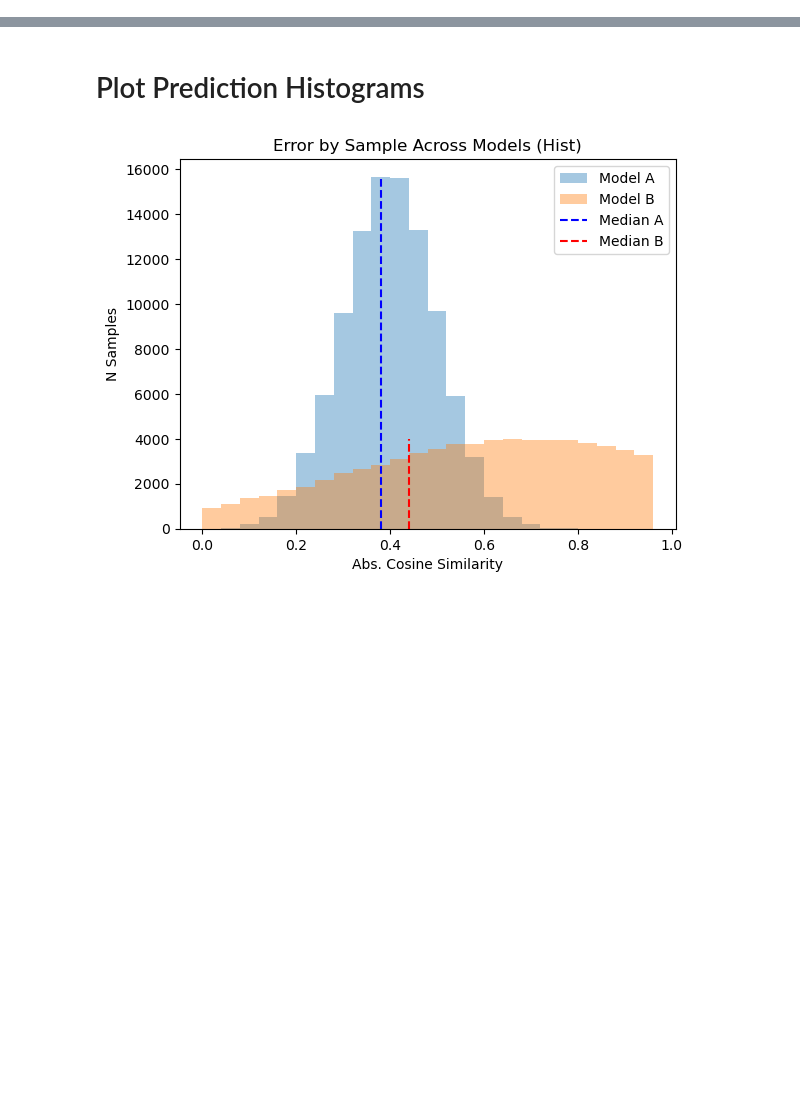
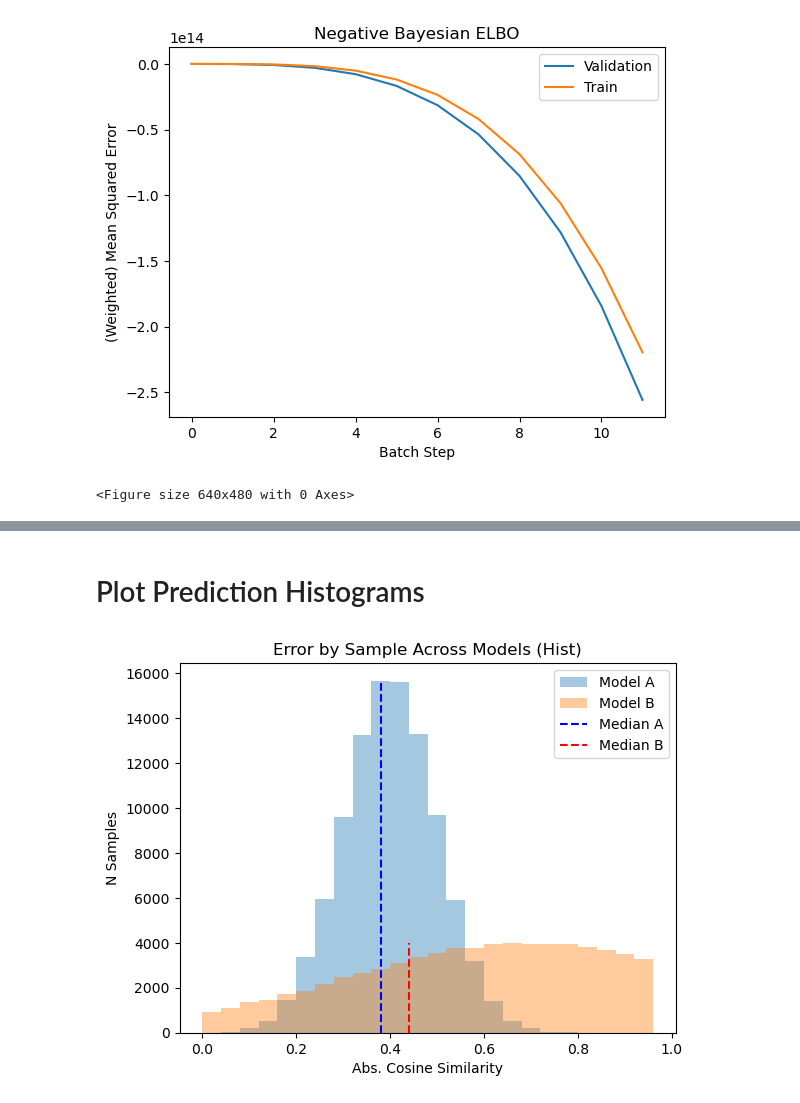
Before and after one commit to kamilkrukowski/BDL152BayesianSpectra, a Jupyter notebook: viz_utils.ipynb, the cells around one changed output, grey strips where cells are left out. Cells and saved outputs as stored; diff of their text form; code cells hidden in the pictures; blank space fills up the shorter version.

```diff
--- a/viz_utils.ipynb
+++ b/viz_utils.ipynb
@@ -73,0 +122,20 @@ Text(0, 0.5, 'Top Peak AUROC')
+# %%
+metrics = load_event(target)
+keys = list(metrics.keys())
+print(keys)
+
+key = 'loss/val'
+if key in metrics:
+    m = metrics[key]
+    plt.plot([m[i] for i in m], label='Validation')
+key = 'loss/train_epoch'
+if key in metrics:
+    m = metrics[key]
+    plt.plot([m[i] for i in m], label='Train')
+
+plt.xlabel('Batch Step')
+plt.title('Negative Bayesian ELBO')
+plt.ylabel("(Weighted) Mean Squared Error")
+plt.legend()
+plt.savefig(os.path.join(dir_path, 'Bayesian ELBO.png')) ; plt.show() ; plt.clf()
+# %% [output]
@@ -73,0 +143,2 @@ Text(0, 0.5, 'Top Peak AUROC')
+[figure, added]
+<Figure size 640x480 with 0 Axes>
```
Also changed, not shown: parts of 17 cells of this notebook, 1 other file.
